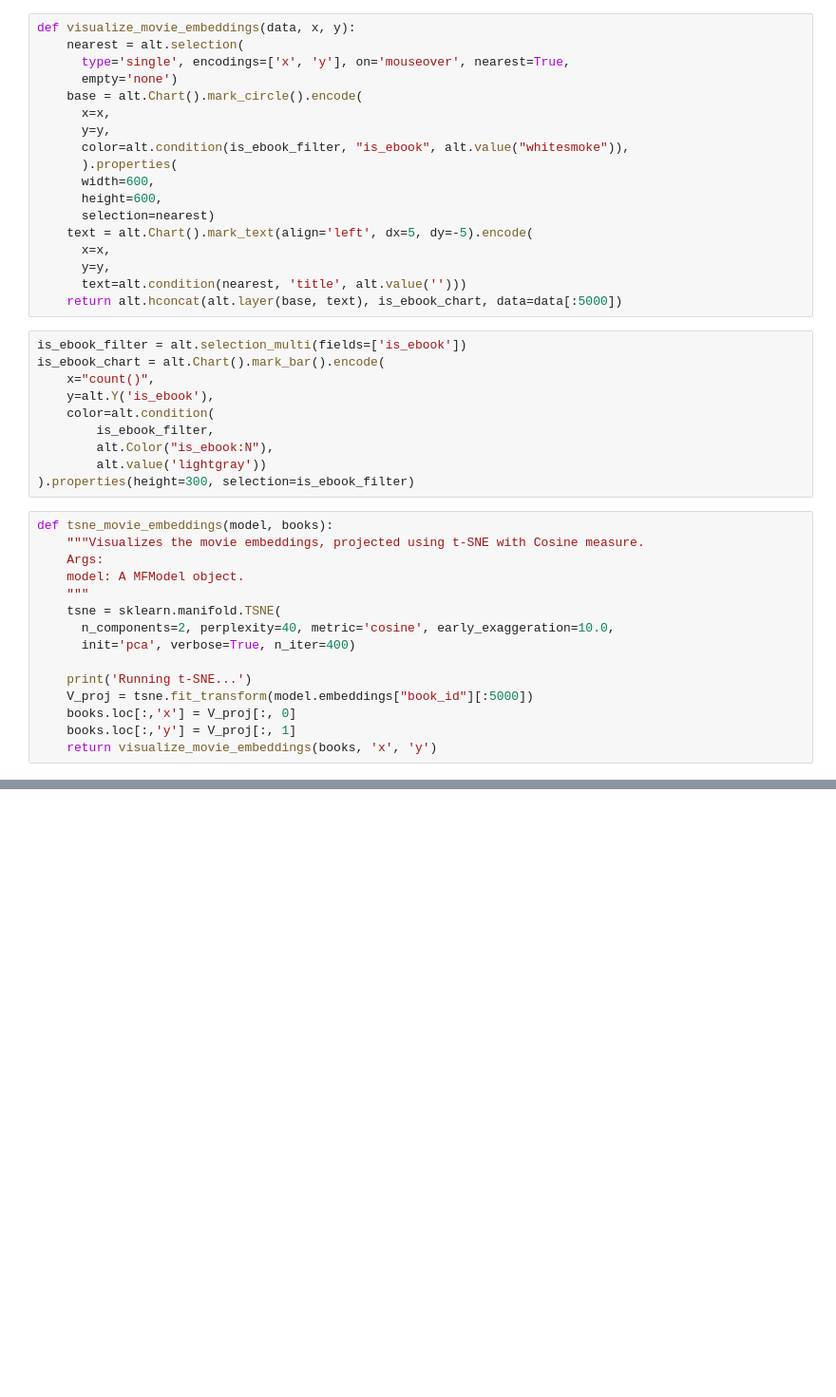
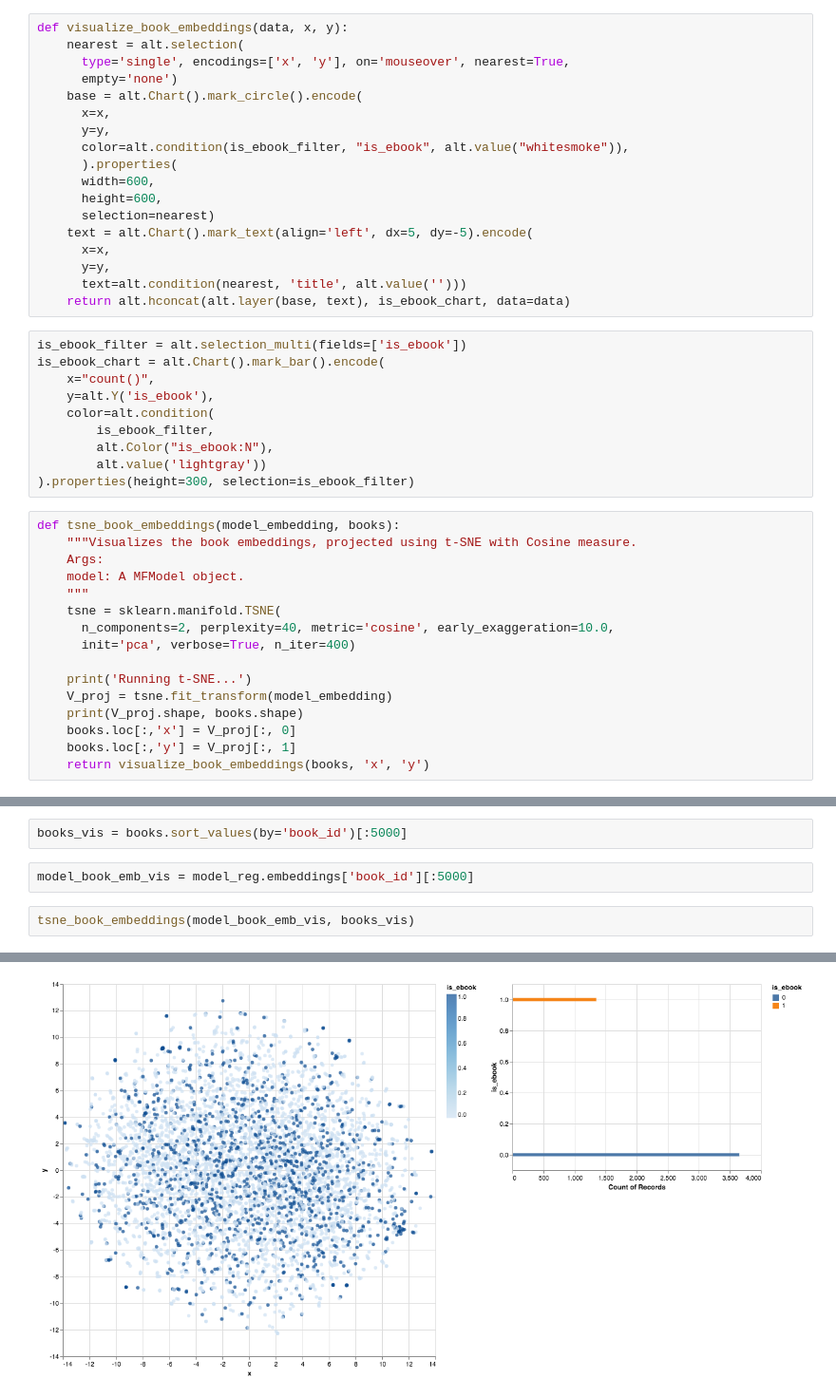
Before and after one commit to elainewyq/Goodreads_Book_Recommender, a Jupyter notebook: Baseline_vs_CFModel.ipynb, the cells around one changed output, grey strips where cells are left out. Shown at 95% size. Saved outputs shown, nothing was run; the diff lists cells and outputs as text; blank space fills up the shorter version.

```diff
--- a/Baseline_vs_CFModel.ipynb
+++ b/Baseline_vs_CFModel.ipynb
@@ -221,7 +325,7 @@ def book_embedding_norm(books, models):
         charts.append(alt.layer(base, text))
     return alt.hconcat(*charts, data=df[:1000])
 # %%
-def visualize_movie_embeddings(data, x, y):
+def visualize_book_embeddings(data, x, y):
     nearest = alt.selection(
       type='single', encodings=['x', 'y'], on='mouseover', nearest=True,
       empty='none')
@@ -237,7 +341,7 @@ def visualize_movie_embeddings(data, x, y):
       x=x,
       y=y,
       text=alt.condition(nearest, 'title', alt.value('')))
-    return alt.hconcat(alt.layer(base, text), is_ebook_chart, data=data[:5000])
+    return alt.hconcat(alt.layer(base, text), is_ebook_chart, data=data)
 # %%
 is_ebook_filter = alt.selection_multi(fields=['is_ebook'])
 is_ebook_chart = alt.Chart().mark_bar().encode(
@@ -249,8 +353,8 @@ is_ebook_chart = alt.Chart().mark_bar().encode(
         alt.value('lightgray'))
 ).properties(height=300, selection=is_ebook_filter)
 # %%
-def tsne_movie_embeddings(model, books):
-    """Visualizes the movie embeddings, projected using t-SNE with Cosine measure.
+def tsne_book_embeddings(model_embedding, books):
+    """Visualizes the book embeddings, projected using t-SNE with Cosine measure.
     Args:
     model: A MFModel object.
     """
@@ -259,7 +363,8 @@ def tsne_movie_embeddings(model, books):
       init='pca', verbose=True, n_iter=400)
 
     print('Running t-SNE...')
-    V_proj = tsne.fit_transform(model.embeddings["book_id"][:5000])
+    V_proj = tsne.fit_transform(model_embedding)
+    print(V_proj.shape, books.shape)
     books.loc[:,'x'] = V_proj[:, 0]
     books.loc[:,'y'] = V_proj[:, 1]
-    return visualize_movie_embeddings(books, 'x', 'y')
+    return visualize_book_embeddings(books, 'x', 'y')
@@ -277,0 +385,7 @@ https://altair-viz.github.io/user_guide/troubleshooting.html
+# %%
+books_vis = books.sort_values(by='book_id')[:5000]
+# %%
+model_book_emb_vis = model_reg.embeddings['book_id'][:5000]
+# %%
+tsne_book_embeddings(model_book_emb_vis, books_vis)
+# %% [output]
@@ -277,0 +406 @@ https://altair-viz.github.io/user_guide/troubleshooting.html
+[figure, added]
```
Also changed, not shown: parts of 31 cells of this notebook.
